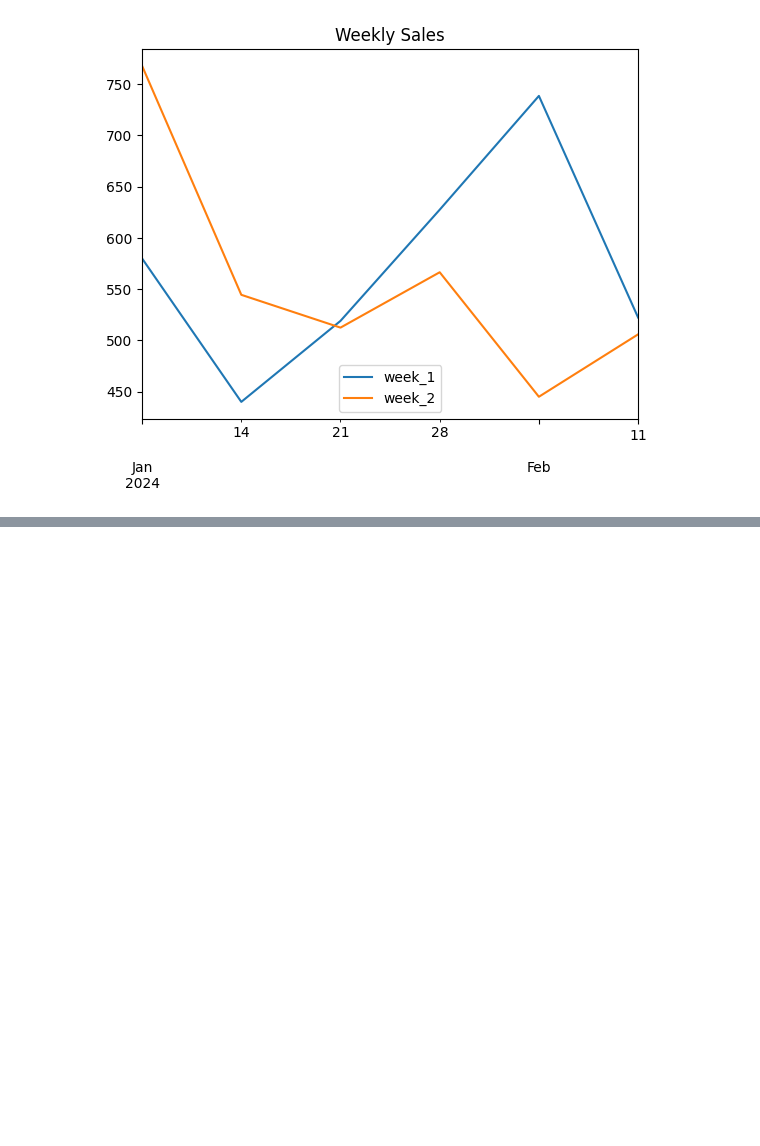
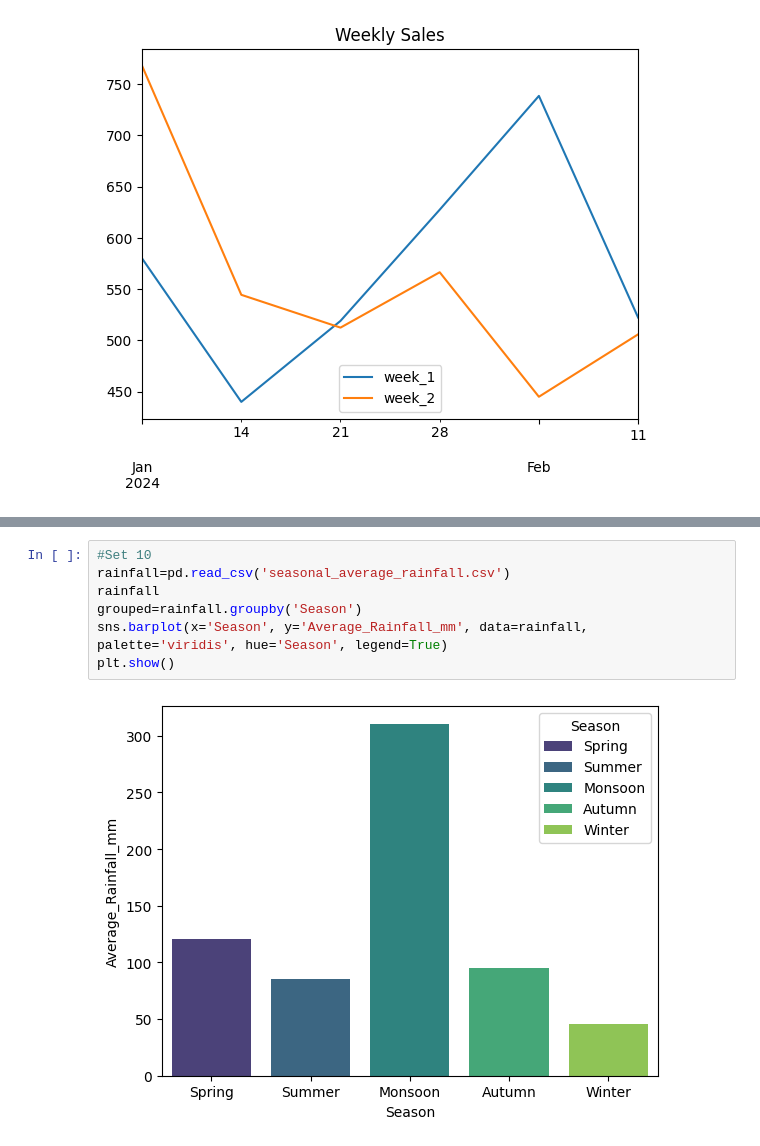
Before and after one commit to tunviii/EDAV, a Jupyter notebook: EDAV.ipynb, the cells around one changed output, grey strips where cells are left out. Drawn from its saved outputs; the diff is of its cells as text; blank space fills up the shorter version.

```diff
--- a/EDAV.ipynb
+++ b/EDAV.ipynb
@@ -216,0 +225,9 @@ age_salary=pd.DataFrame({
+# %%
+#Set 10
+rainfall=pd.read_csv('seasonal_average_rainfall.csv')
+rainfall
+grouped=rainfall.groupby('Season')
+sns.barplot(x='Season', y='Average_Rainfall_mm', data=rainfall, palette='viridis', hue='Season', legend=True)
+plt.show()
+# %% [output]
+[figure, added]
```
Also changed, not shown: parts of 4 cells of this notebook.
